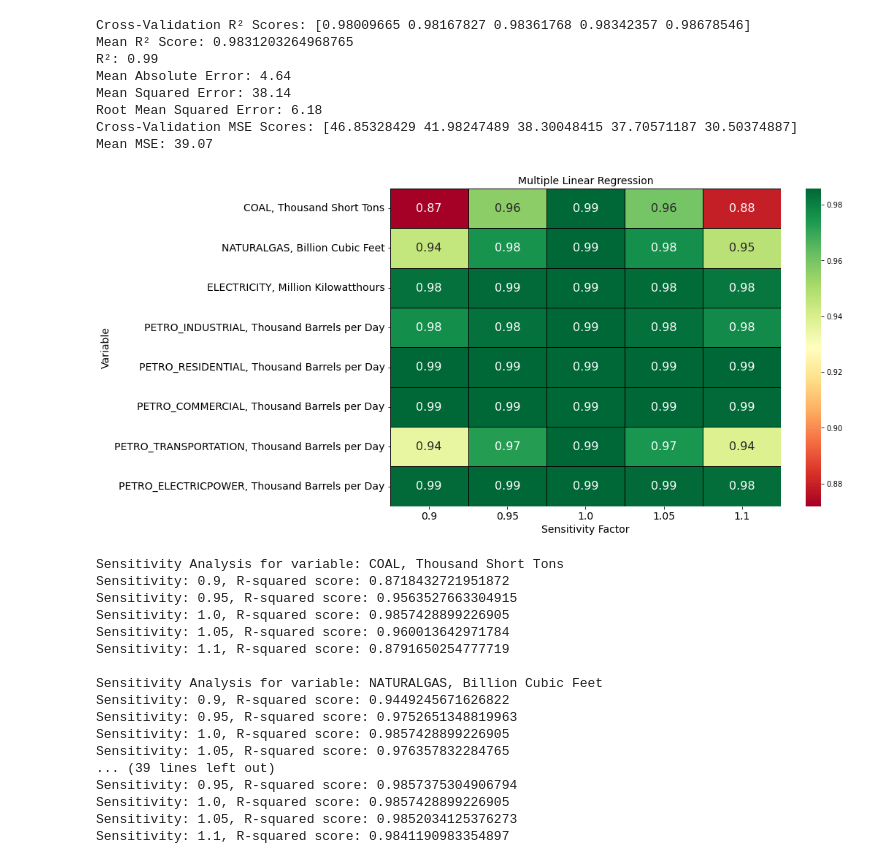
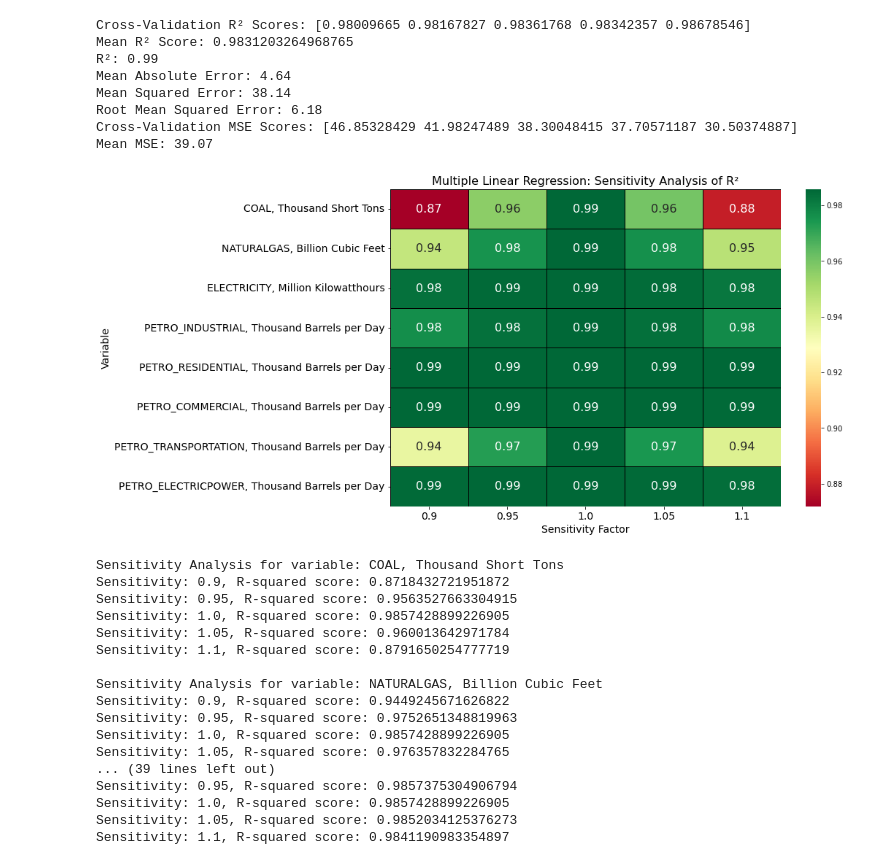
Before and after one commit to jr198868/ML_US_ENERGY, a Jupyter notebook: ML/multiple_linear_regression_model.ipynb, the cells around one changed output. Drawn from its saved outputs; the diff is of its cells as text; code cells hidden in the pictures.

```diff
--- a/ML/multiple_linear_regression_model.ipynb
+++ b/ML/multiple_linear_regression_model.ipynb
@@ -177,35 +182,35 @@ for variable_name in variables_to_analyze:
         variable_sensitivity_results.append(r2_modified)
 
     # Store the sensitivity analysis results for the current variable in the dictionary
     sensitivity_results[variable_name] = variable_sensitivity_results
 
 # Create a matrix of sensitivity analysis results
 sensitivity_matrix = np.array([sensitivity_results[variable] for variable in variables_to_analyze])
 
 # Create a heatmap to visualize the sensitivity analysis results
 plt.figure(figsize=(12, 8))  # Adjust the figure size if needed
 
 sns.heatmap(sensitivity_matrix, cmap='RdYlGn', annot=True, fmt='.2f', annot_kws={'fontsize': 16},
             xticklabels=[0.9, 0.95, 1.0, 1.05, 1.1], yticklabels=variables_to_analyze,
             linewidths=0.5, linecolor='black')
 
 plt.xlabel('Sensitivity Factor', fontsize=14)
 plt.ylabel('Variable', fontsize=14)
-plt.title('Multiple Linear Regression', fontsize=14)
+plt.title('Multiple Linear Regression: Sensitivity Analysis of R²', fontsize=16)
 'Sensitivity Analysis of different machine learning methods: Changes in the R² when the selected variable is perturbed'
 plt.yticks(fontsize=14)
 plt.xticks(fontsize=14)
 plt.savefig('Multiple Linear Regression Sensitivity Analysis.jpg', dpi=300, bbox_inches='tight')
 plt.show()
 
 # Print the sensitivity analysis results
 for variable_name, sensitivity_scores in sensitivity_results.items():
     print(f"Sensitivity Analysis for variable: {variable_name}")
     for i, sensitivity in enumerate([0.9, 0.95, 1.0, 1.05, 1.1]):
         print(f"Sensitivity: {sensitivity}, R-squared score: {sensitivity_scores[i]}")
     print()
 # %% [output]
-[figure, old version]
+[figure, new version]
 Sensitivity Analysis for variable: COAL, Thousand Short Tons
 Sensitivity: 0.9, R-squared score: 0.8718432721951872
 Sensitivity: 0.95, R-squared score: 0.9563527663304915
```
Also changed, not shown: parts of 1 cell of this notebook, 10 other files.
